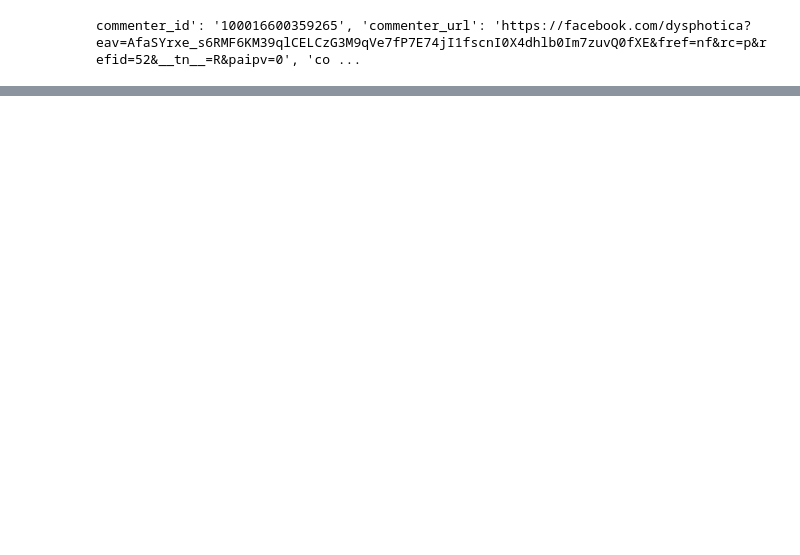
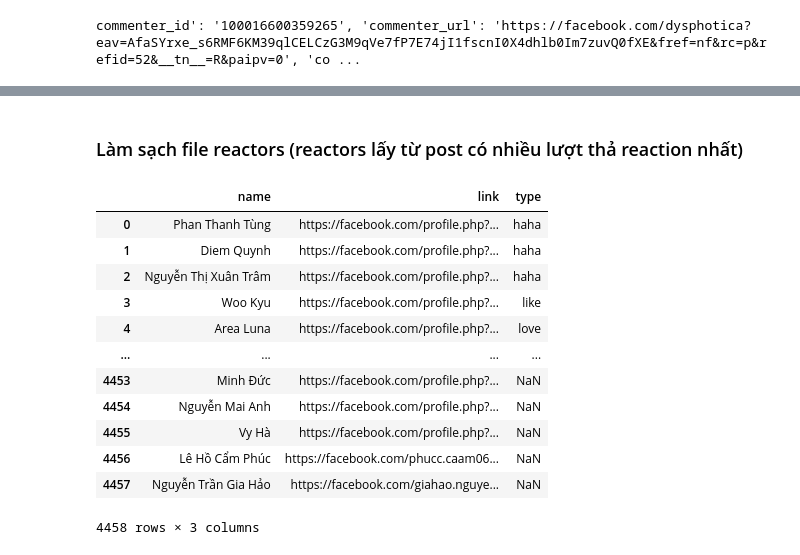
Before and after one commit to 4IUK/facebook_scraper, a Jupyter notebook: clean_data.ipynb, the cells around one changed output, grey strips where cells are left out. Drawn from its saved outputs; the diff is of its cells as text; code cells hidden in the pictures; blank space fills up the shorter version.

```diff
--- a/clean_data.ipynb
+++ b/clean_data.ipynb
@@ -138,3 +139,22 @@ commenter_id': '100003952175428', 'commenter_url': 'https://facebook.com/toanthu
 commenter_id': '100025396659934', 'commenter_url': 'https://facebook.com/xamlozisreal3?eav=AfZMrbFBFFwzjL8YMztJ18Qy4kBc0Enb7oEKrmFaHv0_b6_I09k8Jn8fy71vL27lfig&fref=nf&rc=p&refid=52&__tn__=R&paipv=0',  ...
 commenter_id': '100003993590207', 'commenter_url': 'https://facebook.com/qvcuongvp?eav=Afb7OJP6YPyPCZLOZd30nTdD74CyeAnlFHqFVZMAO6qh_CZGLb9WmDBNWDFOUFp2nxM&fref=nf&rc=p&__tn__=R&paipv=0', 'commenter_na ...
 32
+# %% [markdown]
+### Làm sạch file reactors (reactors lấy từ post có nhiều lượt thả reaction nhất)
+# %%
+reactor_df = pd.read_csv('Data/reactos.csv')
+reactor_df
+# %% [output]
+|  | name | link | type |
+| 0 | Phan Thanh Tùng | https://facebook.com/profile.php?... | haha |
+| 1 | Diem Quynh | https://facebook.com/profile.php?... | haha |
+| 2 | Nguyễn Thị Xuân Trâm | https://facebook.com/profile.php?... | haha |
+| 3 | Woo Kyu | https://facebook.com/profile.php?... | like |
+| 4 | Area Luna | https://facebook.com/profile.php?... | love |
+| ... | ... | ... | ... |
+| 4453 | Minh Đức | https://facebook.com/profile.php?... | NaN |
+| 4454 | Nguyễn Mai Anh | https://facebook.com/profile.php?... | NaN |
+| 4455 | Vy Hà | https://facebook.com/profile.php?... | NaN |
+| 4456 | Lê Hồ Cẩm Phúc | https://facebook.com/phucc.caam06... | NaN |
+| 4457 | Nguyễn Trần Gia Hảo | https://facebook.com/giahao.nguye... | NaN |
+4458 rows × 3 columns
```
Also changed, not shown: parts of 14 cells of this notebook, 3 other files.
